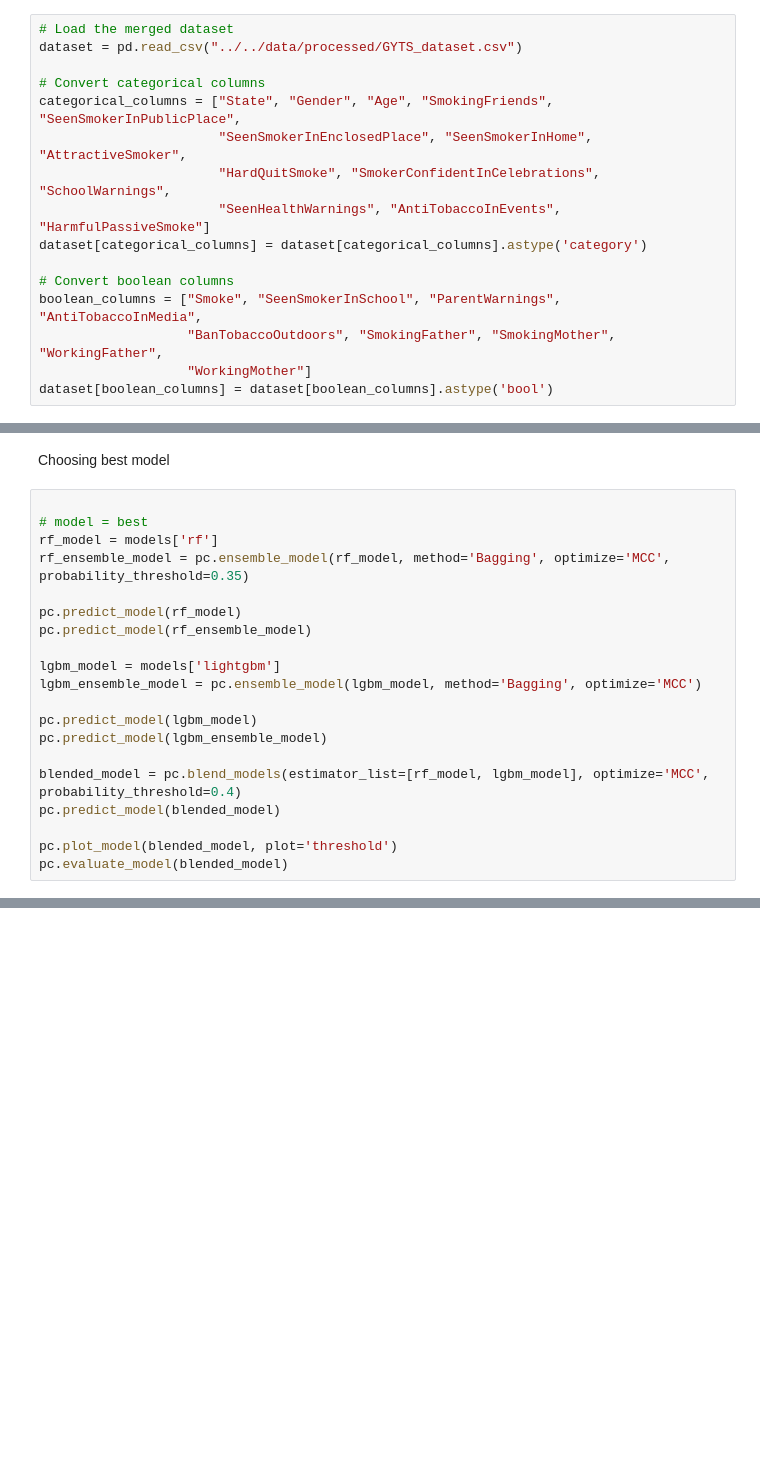
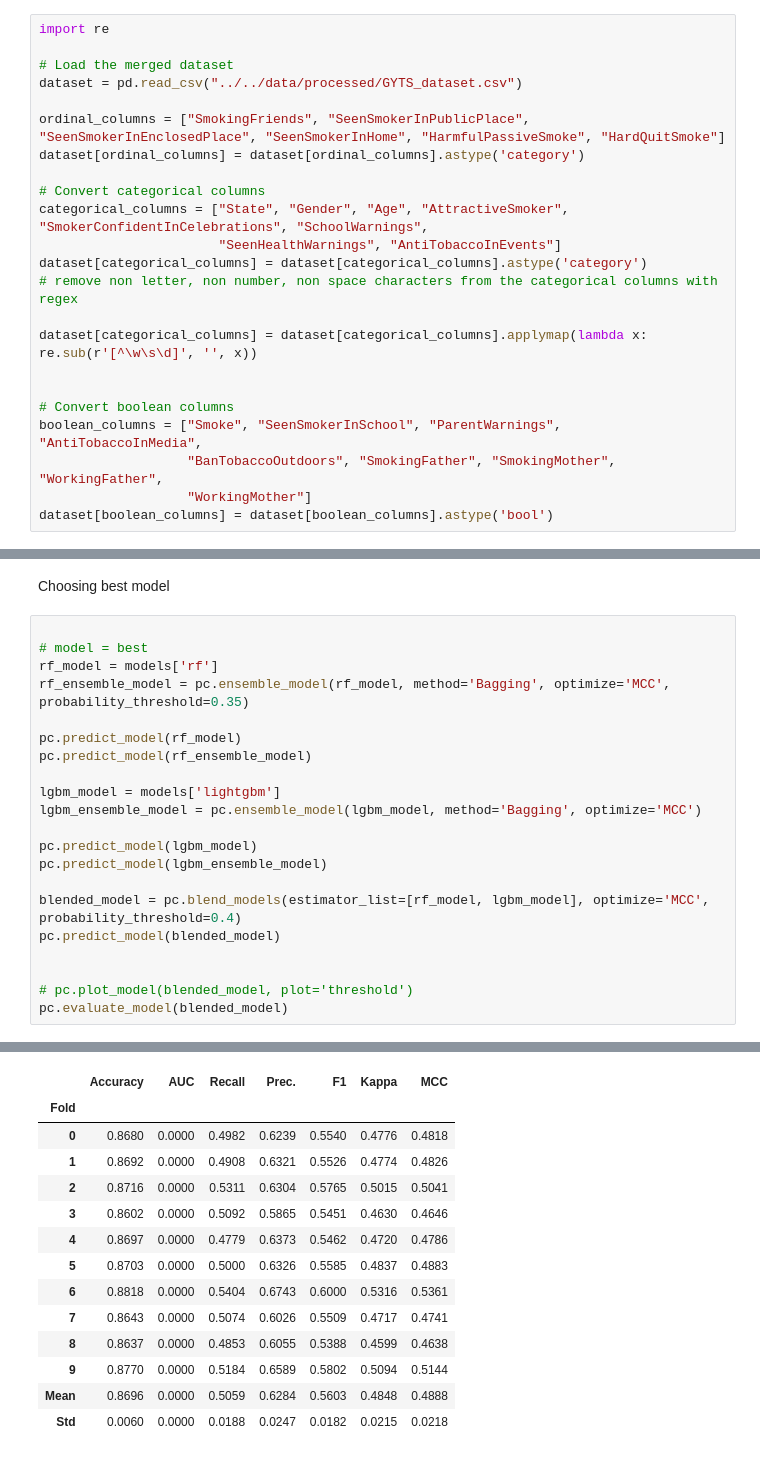
Before and after one commit to frazah/tobacco-analysis, a Jupyter notebook: src/notebooks/predictive_model.ipynb, the cells around one changed output, grey strips where cells are left out. Drawn from its saved outputs; the diff is of its cells as text; blank space fills up the shorter version.

```diff
--- a/src/notebooks/predictive_model.ipynb
+++ b/src/notebooks/predictive_model.ipynb
@@ -18,15 +18,22 @@ from math import sqrt
 # %% [markdown]
 ## Dataset loading
 # %%
+import re
+
 # Load the merged dataset
 dataset = pd.read_csv("../../data/processed/GYTS_dataset.csv")
 
+ordinal_columns = ["SmokingFriends", "SeenSmokerInPublicPlace", "SeenSmokerInEnclosedPlace", "SeenSmokerInHome", "HarmfulPassiveSmoke", "HardQuitSmoke"]
+dataset[ordinal_columns] = dataset[ordinal_columns].astype('category')
+
 # Convert categorical columns
-categorical_columns = ["State", "Gender", "Age", "SmokingFriends", "SeenSmokerInPublicPlace",
-                       "SeenSmokerInEnclosedPlace", "SeenSmokerInHome", "AttractiveSmoker",
-                       "HardQuitSmoke", "SmokerConfidentInCelebrations", "SchoolWarnings",
-                       "SeenHealthWarnings", "AntiTobaccoInEvents", "HarmfulPassiveSmoke"]
+categorical_columns = ["State", "Gender", "Age", "AttractiveSmoker", "SmokerConfidentInCelebrations", "SchoolWarnings",
+                       "SeenHealthWarnings", "AntiTobaccoInEvents"]
 dataset[categorical_columns] = dataset[categorical_columns].astype('category')
+# remove non letter, non number, non space characters from the categorical columns with regex
+
+dataset[categorical_columns] = dataset[categorical_columns].applymap(lambda x: re.sub(r'[^\w\s\d]', '', x))
+
 
 # Convert boolean columns
 boolean_columns = ["Smoke", "SeenSmokerInSchool", "ParentWarnings", "AntiTobaccoInMedia",
@@ -111,5 +204,7 @@ pc.predict_model(lgbm_ensemble_model)
 blended_model = pc.blend_models(estimator_list=[rf_model, lgbm_model], optimize='MCC', probability_threshold=0.4)
 pc.predict_model(blended_model)
 
-pc.plot_model(blended_model, plot='threshold')
+
+# pc.plot_model(blended_model, plot='threshold')
 pc.evaluate_model(blended_model)
+# %% [output]
@@ -115,0 +216,14 @@ pc.evaluate_model(blended_model)
+|  | Accuracy | AUC | Recall | Prec. | F1 | Kappa | MCC |
+| Fold |  |  |  |  |  |  |  |
+| 0 | 0.8680 | 0.0000 | 0.4982 | 0.6239 | 0.5540 | 0.4776 | 0.4818 |
+| 1 | 0.8692 | 0.0000 | 0.4908 | 0.6321 | 0.5526 | 0.4774 | 0.4826 |
+| 2 | 0.8716 | 0.0000 | 0.5311 | 0.6304 | 0.5765 | 0.5015 | 0.5041 |
+| 3 | 0.8602 | 0.0000 | 0.5092 | 0.5865 | 0.5451 | 0.4630 | 0.4646 |
+| 4 | 0.8697 | 0.0000 | 0.4779 | 0.6373 | 0.5462 | 0.4720 | 0.4786 |
+| 5 | 0.8703 | 0.0000 | 0.5000 | 0.6326 | 0.5585 | 0.4837 | 0.4883 |
+| 6 | 0.8818 | 0.0000 | 0.5404 | 0.6743 | 0.6000 | 0.5316 | 0.5361 |
+| 7 | 0.8643 | 0.0000 | 0.5074 | 0.6026 | 0.5509 | 0.4717 | 0.4741 |
+| 8 | 0.8637 | 0.0000 | 0.4853 | 0.6055 | 0.5388 | 0.4599 | 0.4638 |
+| 9 | 0.8770 | 0.0000 | 0.5184 | 0.6589 | 0.5802 | 0.5094 | 0.5144 |
+| Mean | 0.8696 | 0.0000 | 0.5059 | 0.6284 | 0.5603 | 0.4848 | 0.4888 |
+| Std | 0.0060 | 0.0000 | 0.0188 | 0.0247 | 0.0182 | 0.0215 | 0.0218 |
```
Also changed, not shown: parts of 10 cells of this notebook, 4 other files.
